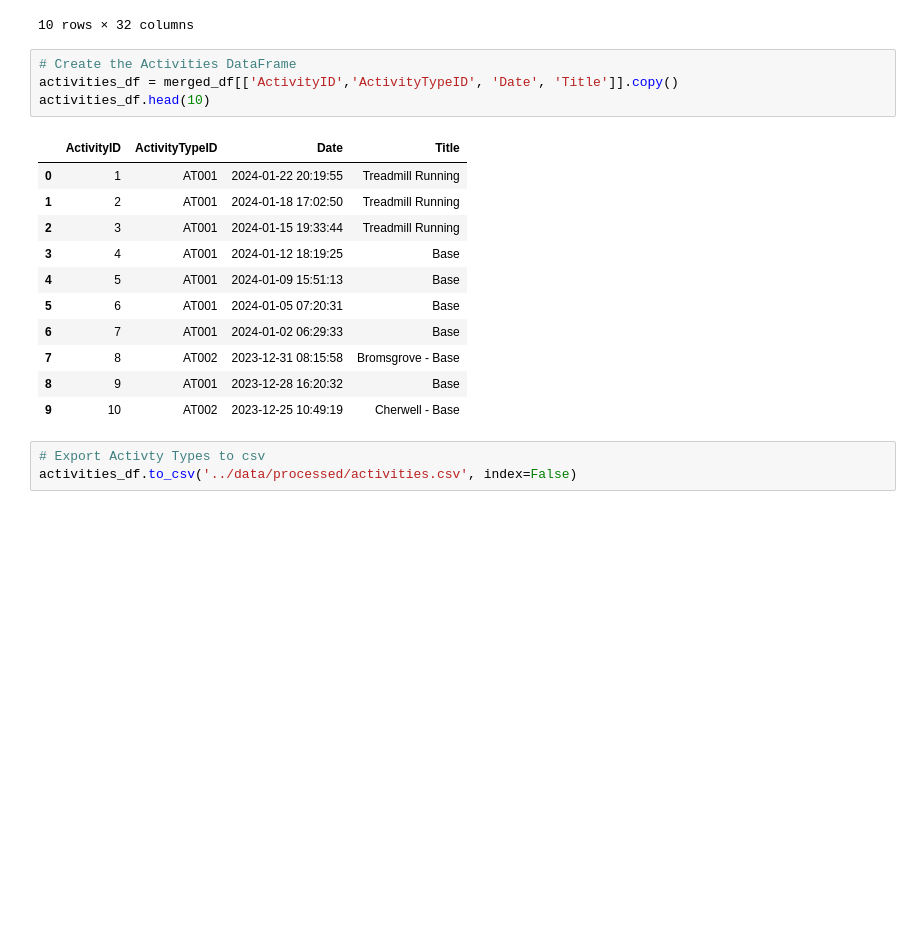
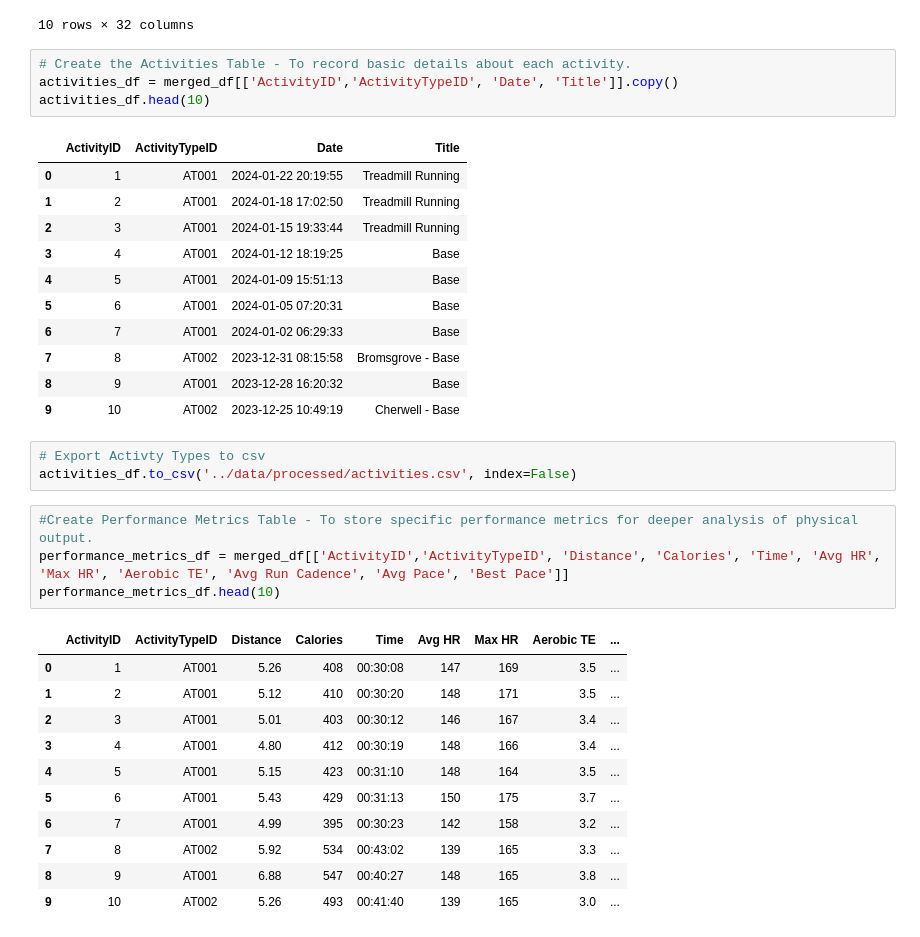
Before and after one commit to bernardtse/garmin-data-engineering, a Jupyter notebook: notebooks/etl_test_nida.ipynb, the cells around one changed output. Drawn from its saved outputs; the diff is of its cells as text; blank space fills up the shorter version.

```diff
--- a/notebooks/etl_test_nida.ipynb
+++ b/notebooks/etl_test_nida.ipynb
@@ -175,7 +175,7 @@ merged_df.head(10)
 | 9 | Running | 2023-12-25 10:49:19 | Cherwell - Base | 5.26 | 493 | 00:41:40 | 139 | 165 | 3.0 | ... |
 10 rows × 32 columns
 # %%
-# Create the Activities DataFrame
+# Create the Activities Table - To record basic details about each activity.
 activities_df = merged_df[['ActivityID','ActivityTypeID', 'Date', 'Title']].copy()
 activities_df.head(10)
 # %% [output]
@@ -193,3 +193,19 @@ activities_df.head(10)
 # %%
 # Export Activty Types to csv
 activities_df.to_csv('../data/processed/activities.csv', index=False)
+# %%
+#Create Performance Metrics Table - To store specific performance metrics for deeper analysis of physical output.
+performance_metrics_df = merged_df[['ActivityID','ActivityTypeID', 'Distance', 'Calories', 'Time', 'Avg HR', 'Max HR', 'Aerobic TE', 'Avg Run Cadence', 'Avg Pace', 'Best Pace']]
+performance_metrics_df.head(10)
+# %% [output]
+|  | ActivityID | ActivityTypeID | Distance | Calories | Time | Avg HR | Max HR | Aerobic TE | ... |
+| 0 | 1 | AT001 | 5.26 | 408 | 00:30:08 | 147 | 169 | 3.5 | ... |
+| 1 | 2 | AT001 | 5.12 | 410 | 00:30:20 | 148 | 171 | 3.5 | ... |
+| 2 | 3 | AT001 | 5.01 | 403 | 00:30:12 | 146 | 167 | 3.4 | ... |
+| 3 | 4 | AT001 | 4.80 | 412 | 00:30:19 | 148 | 166 | 3.4 | ... |
+| 4 | 5 | AT001 | 5.15 | 423 | 00:31:10 | 148 | 164 | 3.5 | ... |
+| 5 | 6 | AT001 | 5.43 | 429 | 00:31:13 | 150 | 175 | 3.7 | ... |
+| 6 | 7 | AT001 | 4.99 | 395 | 00:30:23 | 142 | 158 | 3.2 | ... |
+| 7 | 8 | AT002 | 5.92 | 534 | 00:43:02 | 139 | 165 | 3.3 | ... |
+| 8 | 9 | AT001 | 6.88 | 547 | 00:40:27 | 148 | 165 | 3.8 | ... |
+| 9 | 10 | AT002 | 5.26 | 493 | 00:41:40 | 139 | 165 | 3.0 | ... |
```
Also changed, not shown: parts of 9 cells of this notebook.
